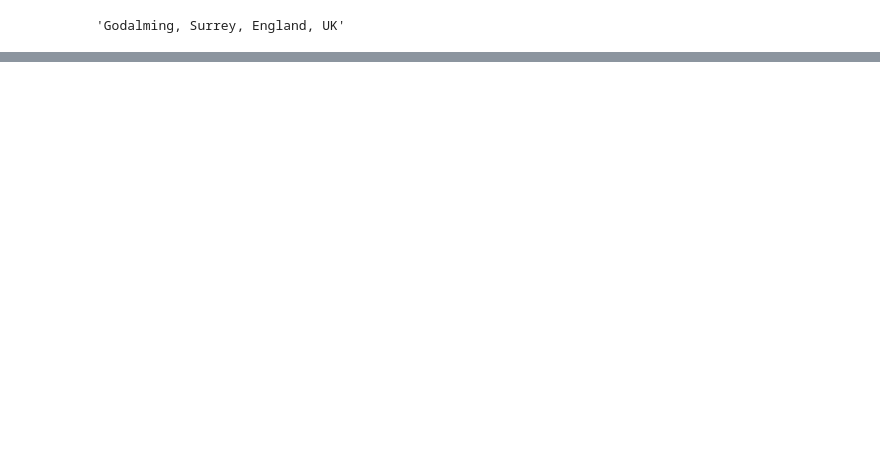
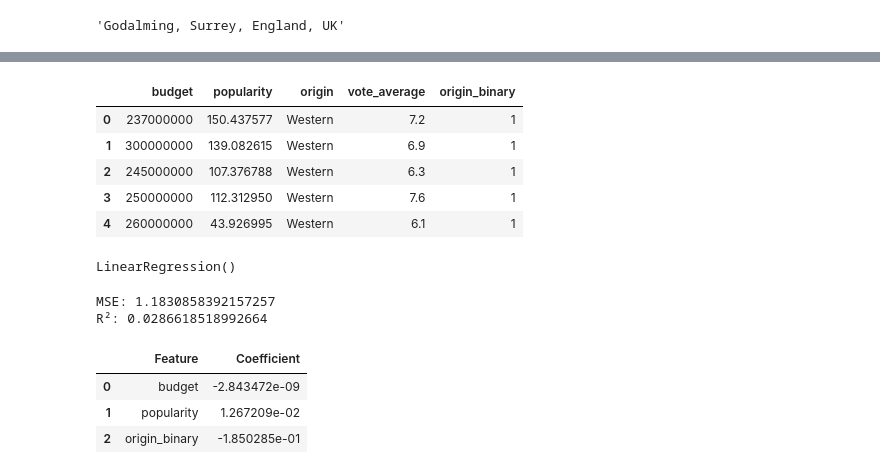
Before and after one commit to alinkiraz/DSA210, a Jupyter notebook: main.ipynb, the cells around one changed output, grey strips where cells are left out. Saved outputs shown, nothing was run; the diff lists cells and outputs as text; code cells hidden in the pictures; blank space fills up the shorter version.

Commit message:
Add ML model and improvements

```diff
--- a/main.ipynb
+++ b/main.ipynb
@@ -211,0 +225,18 @@ TtestResult(statistic=np.float64(4.0292683613292395), pvalue=np.float64(7.438245
+# %%
+ml_df = df[['budget', 'popularity', 'origin', 'vote_average']].copy()
+
+ml_df['origin_binary'] = ml_df['origin'].map({
+    'Western': 1,
+    'Non-Western': 0
+})
+#make origin into numbers
+
+ml_df = ml_df.dropna()
+ml_df.head()
+# %% [output]
+|  | budget | popularity | origin | vote_average | origin_binary |
+| 0 | 237000000 | 150.437577 | Western | 7.2 | 1 |
+| 1 | 300000000 | 139.082615 | Western | 6.9 | 1 |
+| 2 | 245000000 | 107.376788 | Western | 6.3 | 1 |
+| 3 | 250000000 | 112.312950 | Western | 7.6 | 1 |
+| 4 | 260000000 | 43.926995 | Western | 6.1 | 1 |
@@ -211,0 +250,5 @@ TtestResult(statistic=np.float64(4.0292683613292395), pvalue=np.float64(7.438245
+# %%
+model = LinearRegression()
+model.fit(X_train, y_train)
+# %% [output]
+LinearRegression()
@@ -211,0 +257,21 @@ TtestResult(statistic=np.float64(4.0292683613292395), pvalue=np.float64(7.438245
+# %%
+mse = mean_squared_error(y_test, y_pred)
+r2 = r2_score(y_test, y_pred)
+
+print("MSE:", mse)
+print("R²:", r2)
+# %% [output]
+MSE: 1.1830858392157257
+R²: 0.0286618518992664
+# %%
+coefficients = pd.DataFrame({
+    'Feature': X.columns,
+    'Coefficient': model.coef_
+})
+
+coefficients
+# %% [output]
+|  | Feature | Coefficient |
+| 0 | budget | -2.843472e-09 |
+| 1 | popularity | 1.267209e-02 |
+| 2 | origin_binary | -1.850285e-01 |
```
Also changed, not shown: parts of 31 cells of this notebook.
